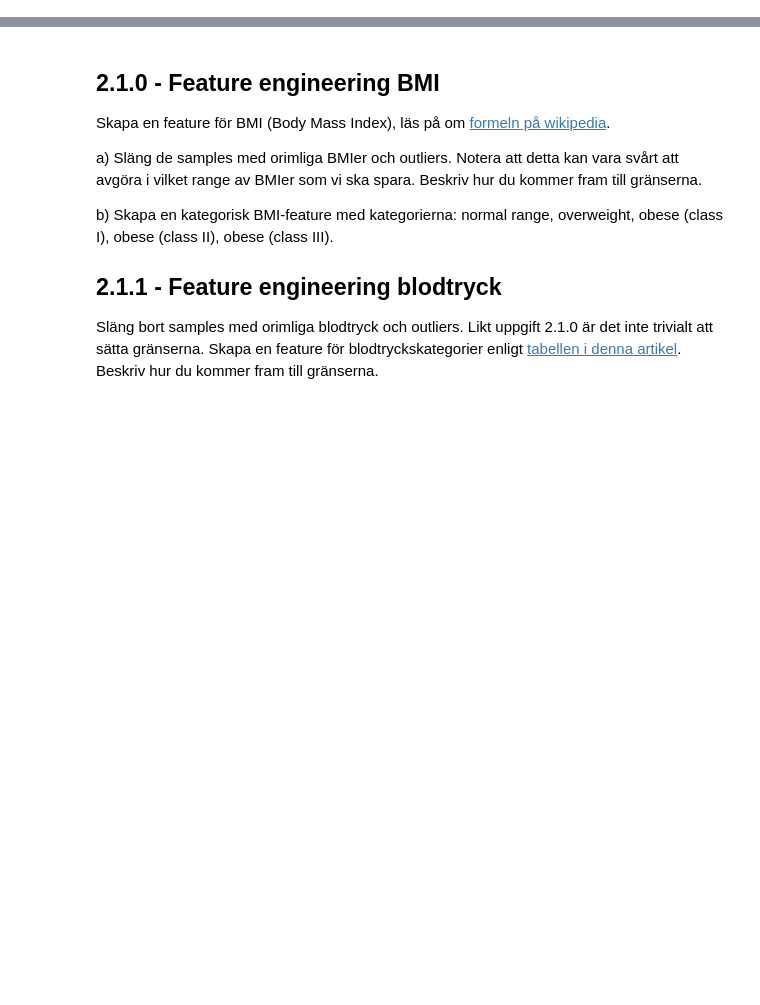
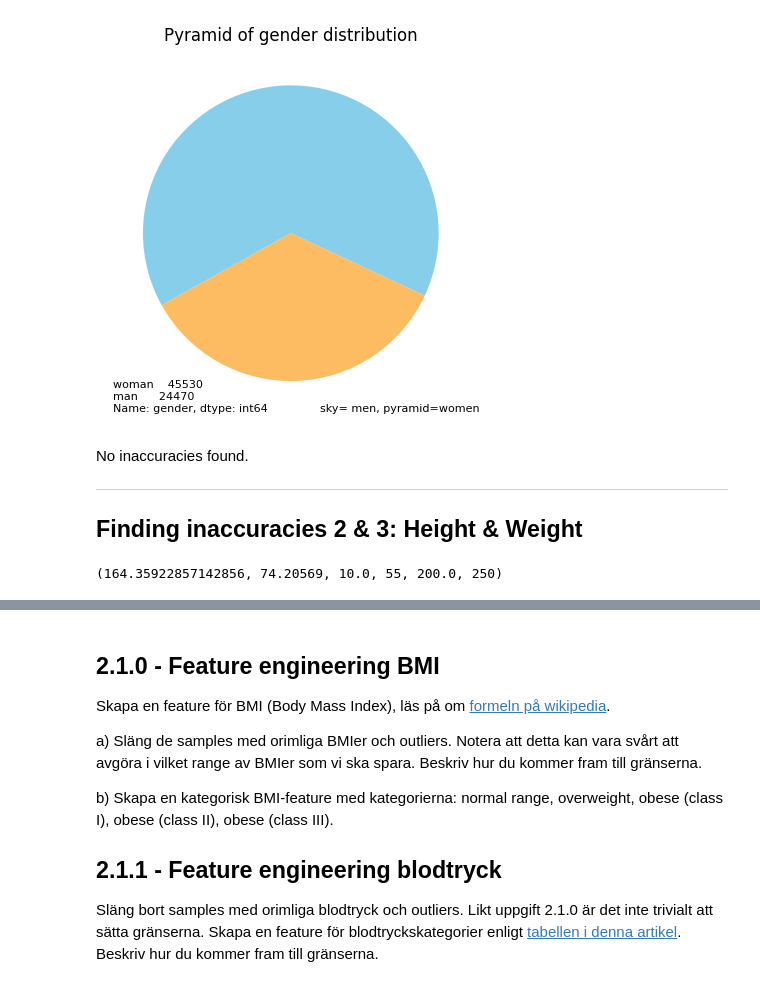
Before and after one commit to wlinds/ITHS-AI22-ML, a Jupyter notebook: Labb/disease-prediction.ipynb, the cells around one changed output, grey strips where cells are left out. Cells and saved outputs as stored; diff of their text form; code cells hidden in the pictures; blank space fills up the shorter version.

```diff
--- a/Labb/disease-prediction.ipynb
+++ b/Labb/disease-prediction.ipynb
@@ -22,0 +133,20 @@ g) Hur stor andel av kvinnor respektive män har hjärt-kärlsjukdom? Rita lämp
+# %%
+df['gender'].replace({1: 'woman', 2: 'man'}, inplace = True)
+# %%
+plt.pie(df['gender'].value_counts(), startangle=-25, colors=['#87ceeb','#fdbc62', ])
+plt.title('Pyramid of gender distribution')
+plt.text(s="sky= men, pyramid=women",x=0.2,y=-1.2,fontsize=8)
+plt.text(s=f"{df['gender'].value_counts()}",x=-1.2,y=-1.2,fontsize=8)
+plt.show()
+# %% [output]
+[figure, added]
+# %% [markdown]
+No inaccuracies found.
+
+---
+
+## Finding inaccuracies 2 & 3: Height & Weight
+# %%
+df['height'].mean(), df['weight'].mean(), df['weight'].min(), df['height'].min(), df['weight'].max(), df['height'].max()
+# %% [output]
+(164.35922857142856, 74.20569, 10.0, 55, 200.0, 250)
```
Also changed, not shown: parts of 44 cells of this notebook.
